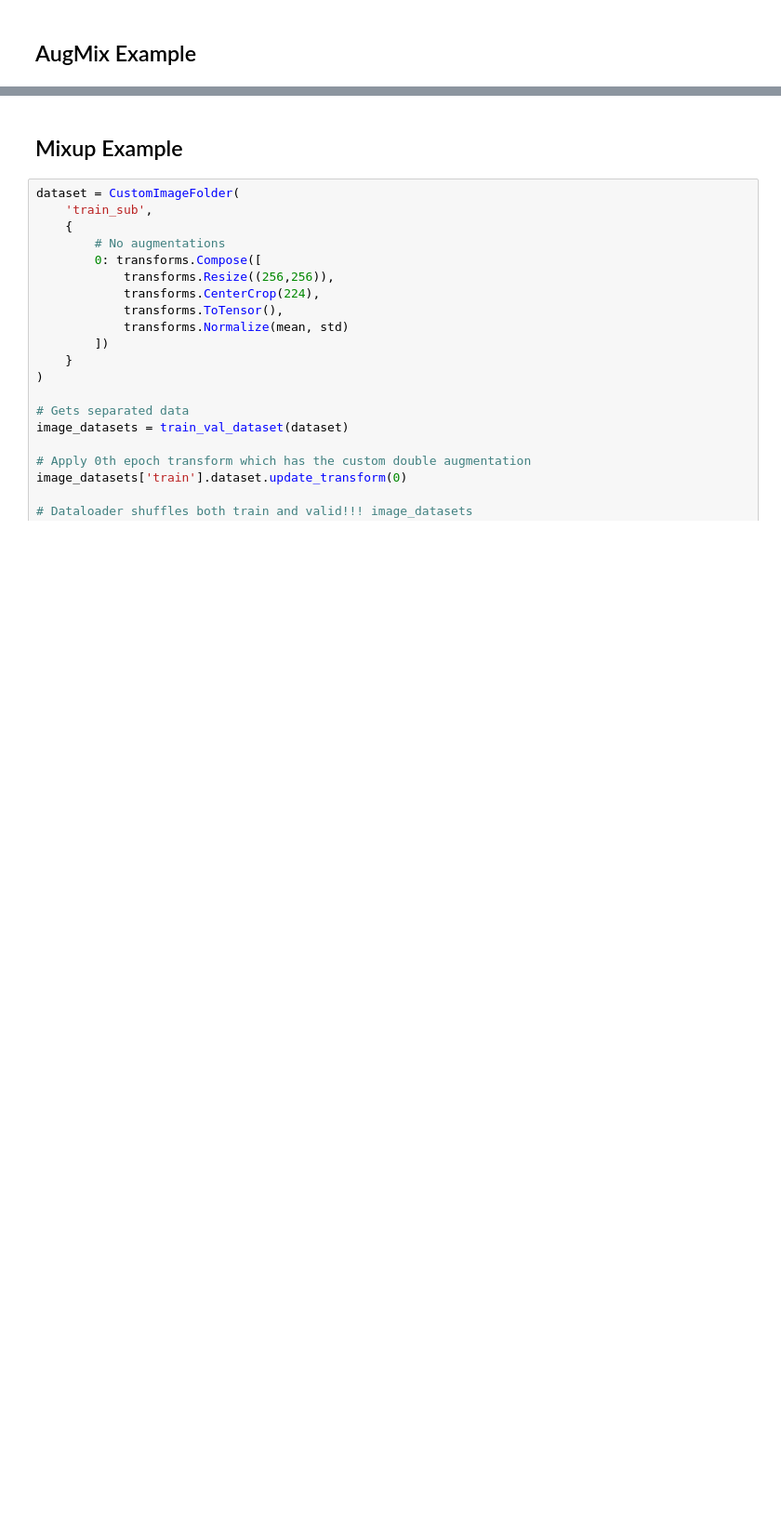
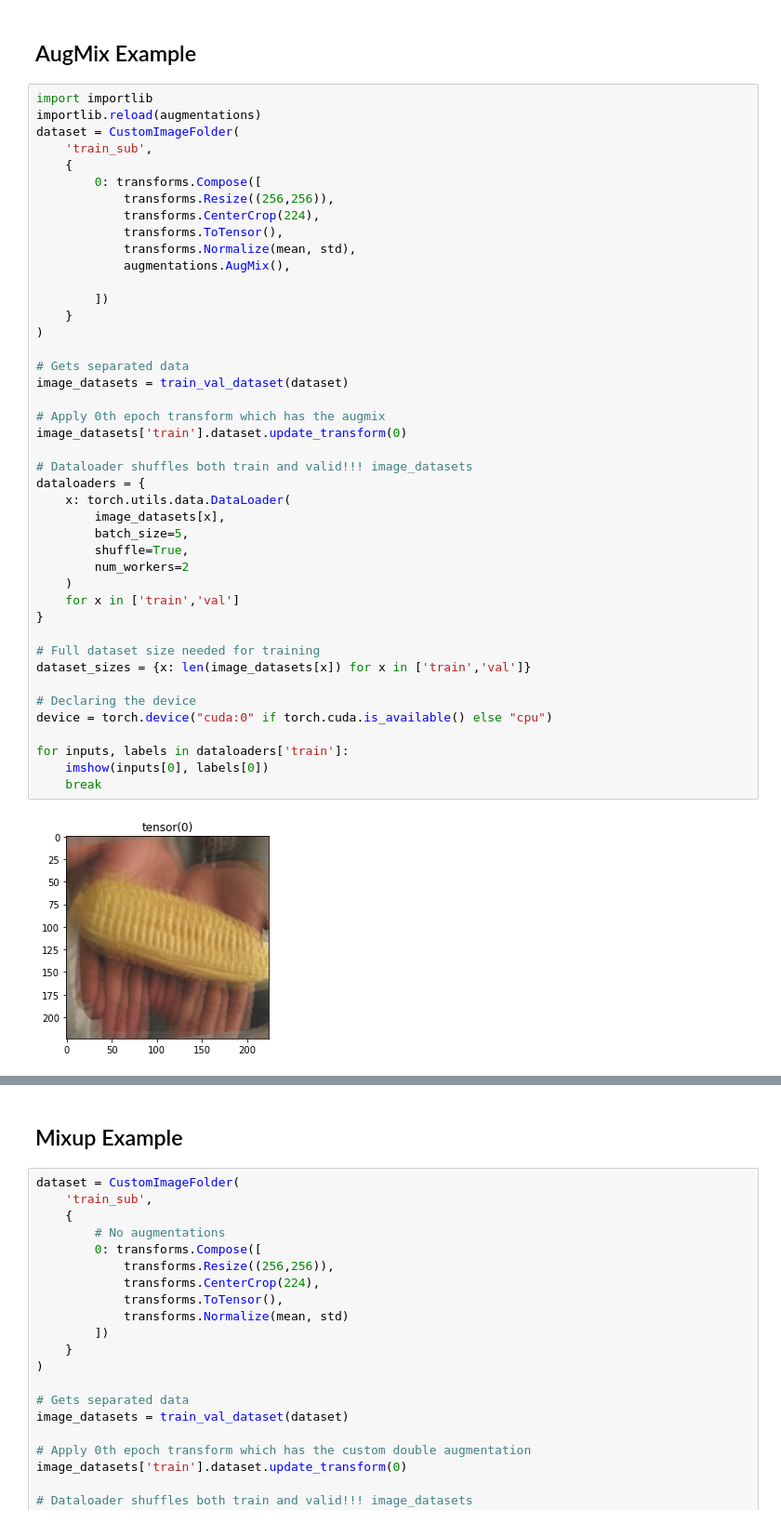
Before and after one commit to IvanSunjg/Advanced-Vision, a Jupyter notebook: colab/augmentation-examples/examples.ipynb, the cells around one changed output, grey strips where cells are left out. Shown: that part at 93% size. Drawn from its saved outputs; the diff is of its cells as text; blank space fills up the shorter version.

Commit message:
update AugMix with less destroy the original image

```diff
--- a/colab/augmentation-examples/examples.ipynb
+++ b/colab/augmentation-examples/examples.ipynb
@@ -224,5 +222,50 @@ for inputs, labels in dataloaders['train']:
 # %% [markdown]
 ## AugMix Example
+# %%
+import importlib
+importlib.reload(augmentations)
+dataset = CustomImageFolder(
+    'train_sub',
+    {
+        0: transforms.Compose([
+            transforms.Resize((256,256)),
+            transforms.CenterCrop(224),
+            transforms.ToTensor(),
+            transforms.Normalize(mean, std),
+            augmentations.AugMix(),
+
+        ])
+    }
+)
+
+# Gets separated data
+image_datasets = train_val_dataset(dataset)
+
+# Apply 0th epoch transform which has the augmix
+image_datasets['train'].dataset.update_transform(0)
+
+# Dataloader shuffles both train and valid!!! image_datasets
+dataloaders = {
+    x: torch.utils.data.DataLoader(
+        image_datasets[x],
+        batch_size=5,
+        shuffle=True,
+        num_workers=2
+    )
+    for x in ['train','val']
+}
+
+# Full dataset size needed for training
+dataset_sizes = {x: len(image_datasets[x]) for x in ['train','val']}
+
+# Declaring the device
+device = torch.device("cuda:0" if torch.cuda.is_available() else "cpu")
+
+for inputs, labels in dataloaders['train']:
+    imshow(inputs[0], labels[0])
+    break
+# %% [output]
+[figure, added]
 # %%
 ## for tesing
 ## when running this test should run with no augmentation outputs
```
Also changed, not shown: parts of 2 cells of this notebook, 1 other file.
